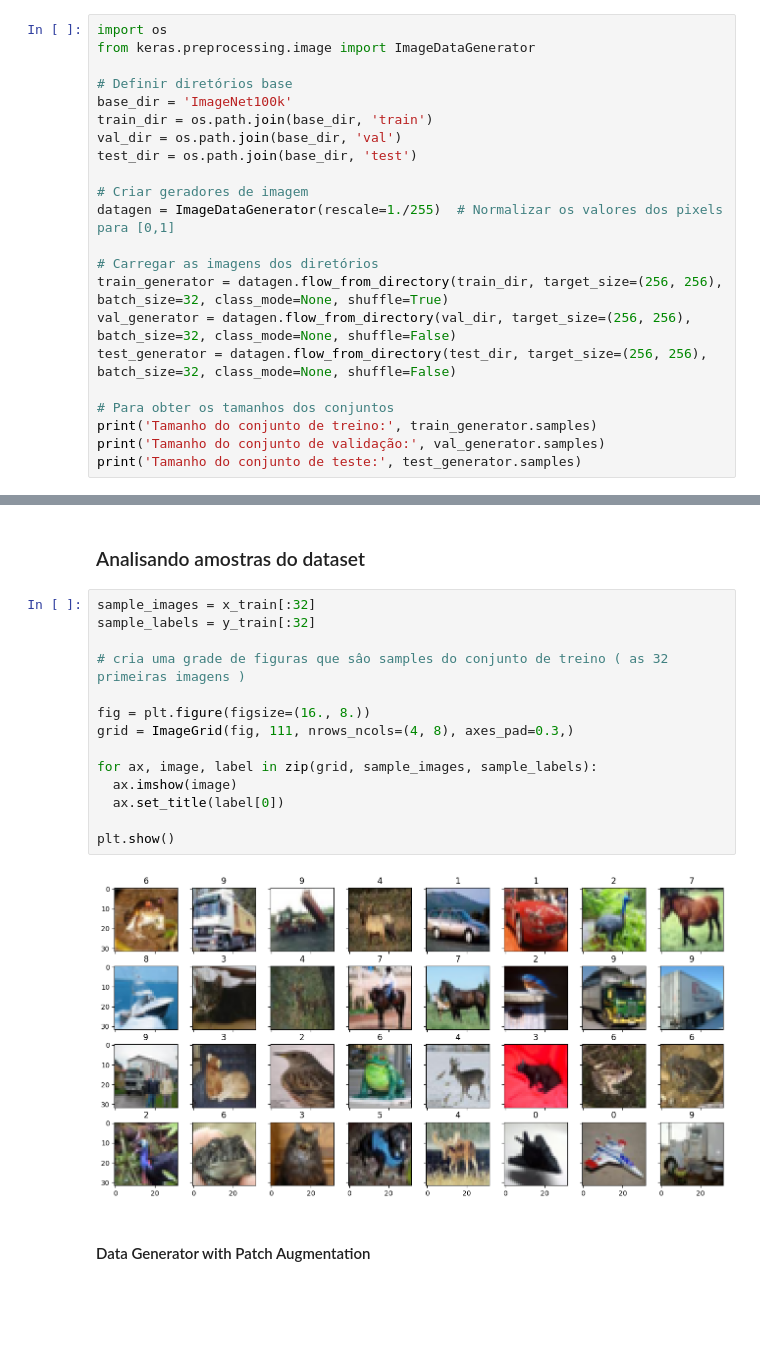
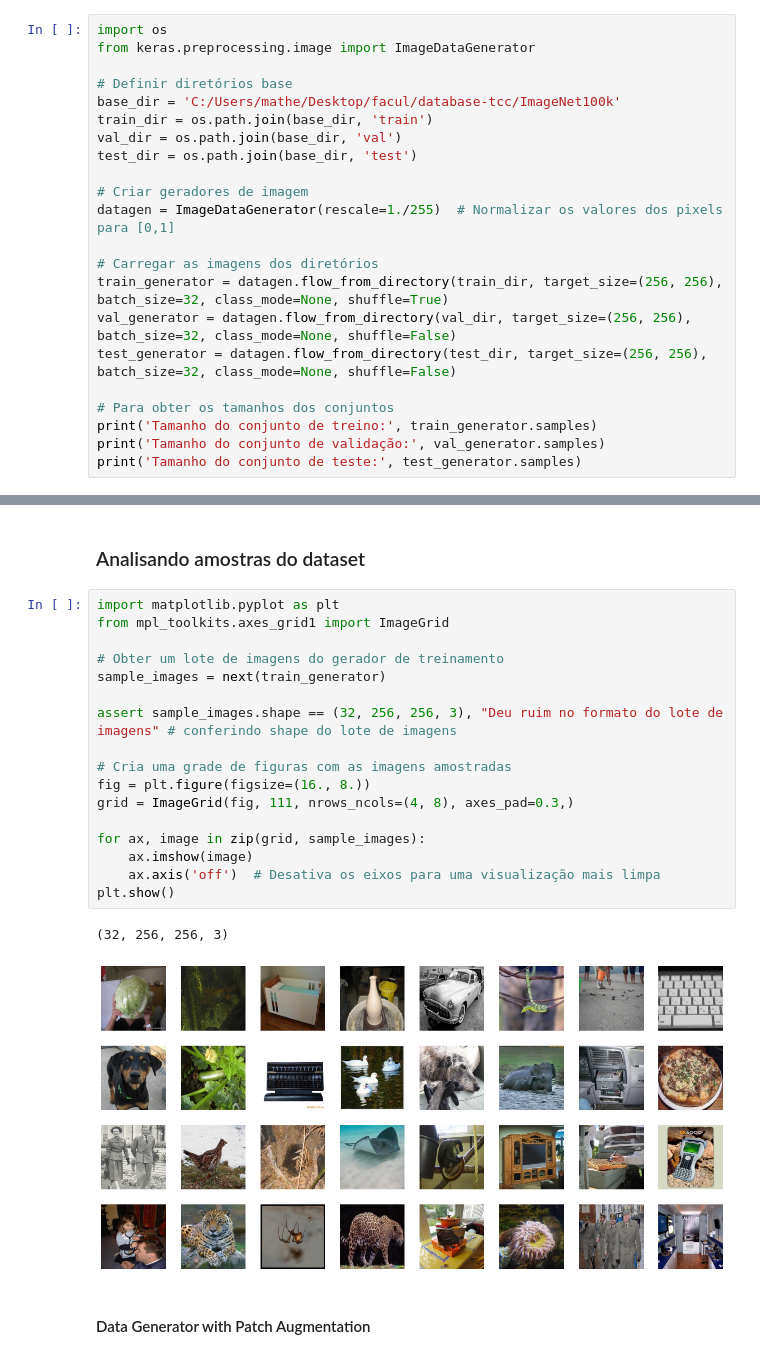
Before and after one commit to MatheusOliveiraSilva/Projeto-Final, a Jupyter notebook: implementations/encoder-decoder-approach/Inpainting-enconder-decoder-v2.ipynb, the cells around one changed output, grey strips where cells are left out. Saved outputs shown, nothing was run; the diff lists cells and outputs as text; blank space fills up the shorter version.

```diff
--- a/implementations/encoder-decoder-approach/Inpainting-enconder-decoder-v2.ipynb
+++ b/implementations/encoder-decoder-approach/Inpainting-enconder-decoder-v2.ipynb
@@ -29,7 +27,7 @@ import os
 from keras.preprocessing.image import ImageDataGenerator
 
 # Definir diretórios base
-base_dir = 'ImageNet100k'
+base_dir = 'C:/Users/mathe/Desktop/facul/database-tcc/ImageNet100k'
 train_dir = os.path.join(base_dir, 'train')
 val_dir = os.path.join(base_dir, 'val')
 test_dir = os.path.join(base_dir, 'test')
@@ -51,21 +58,25 @@ FileNotFoundError: [Errno 2] No such file or directory: 'ImageNet100k/train'
 # %% [markdown]
 ### Analisando amostras do dataset
 # %%
-sample_images = x_train[:32]
-sample_labels = y_train[:32]
+import matplotlib.pyplot as plt
+from mpl_toolkits.axes_grid1 import ImageGrid
 
-# cria uma grade de figuras que sâo samples do conjunto de treino ( as 32 primeiras imagens )
+# Obter um lote de imagens do gerador de treinamento
+sample_images = next(train_generator)
 
+assert sample_images.shape == (32, 256, 256, 3), "Deu ruim no formato do lote de imagens" # conferindo shape do lote de imagens
+
+# Cria uma grade de figuras com as imagens amostradas
 fig = plt.figure(figsize=(16., 8.))
 grid = ImageGrid(fig, 111, nrows_ncols=(4, 8), axes_pad=0.3,)
 
-for ax, image, label in zip(grid, sample_images, sample_labels):
-  ax.imshow(image)
-  ax.set_title(label[0])
-
+for ax, image in zip(grid, sample_images):
+    ax.imshow(image)
+    ax.axis('off')  # Desativa os eixos para uma visualização mais limpa
 plt.show()
 # %% [output]
+(32, 256, 256, 3)
-[figure, old version]
+[figure, new version]
 # %% [markdown]
 #### Data Generator with Patch Augmentation
 # %%
```
Also changed, not shown: parts of 9 cells of this notebook, 1 other file.
